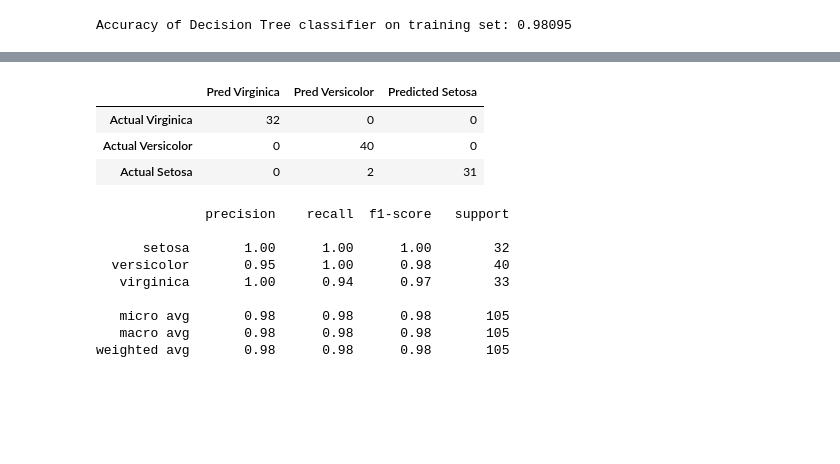
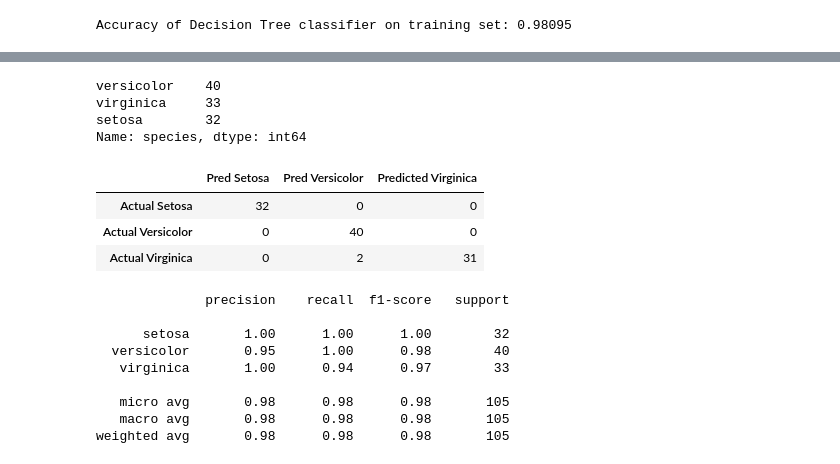
Before and after one commit to josephburton06/ds-methodologies-exercises, a Jupyter notebook: Classification/model.ipynb, the cells around one changed output, grey strips where cells are left out. Cells and saved outputs as stored; diff of their text form; code cells hidden in the pictures; blank space fills up the shorter version.

```diff
--- a/Classification/model.ipynb
+++ b/Classification/model.ipynb
@@ -375,12 +405,19 @@ Accuracy of Decision Tree classifier on training set: 0.98095
+# %%
+y3_train['species'].value_counts()
+# %% [output]
+versicolor    40
+virginica     33
+setosa        32
+Name: species, dtype: int64
 # %%
 cm = pd.DataFrame(confusion_matrix(y3_train, y3_pred),
-             columns=['Pred Virginica', 'Pred Versicolor', 'Predicted Setosa'], index=['Actual Virginica', 'Actual Versicolor', 'Actual Setosa'])
+             columns=['Pred Setosa', 'Pred Versicolor', 'Predicted Virginica'], index=['Actual Setosa', 'Actual Versicolor', 'Actual Virginica'])
 cm
 # %% [output]
-|  | Pred Virginica | Pred Versicolor | Predicted Setosa |
-| Actual Virginica | 32 | 0 | 0 |
+|  | Pred Setosa | Pred Versicolor | Predicted Virginica |
+| Actual Setosa | 32 | 0 | 0 |
 | Actual Versicolor | 0 | 40 | 0 |
-| Actual Setosa | 0 | 2 | 31 |
+| Actual Virginica | 0 | 2 | 31 |
 # %%
 print(classification_report(y3_train, y3_pred))
 # %% [output]
```
Also changed, not shown: parts of 54 cells of this notebook.
